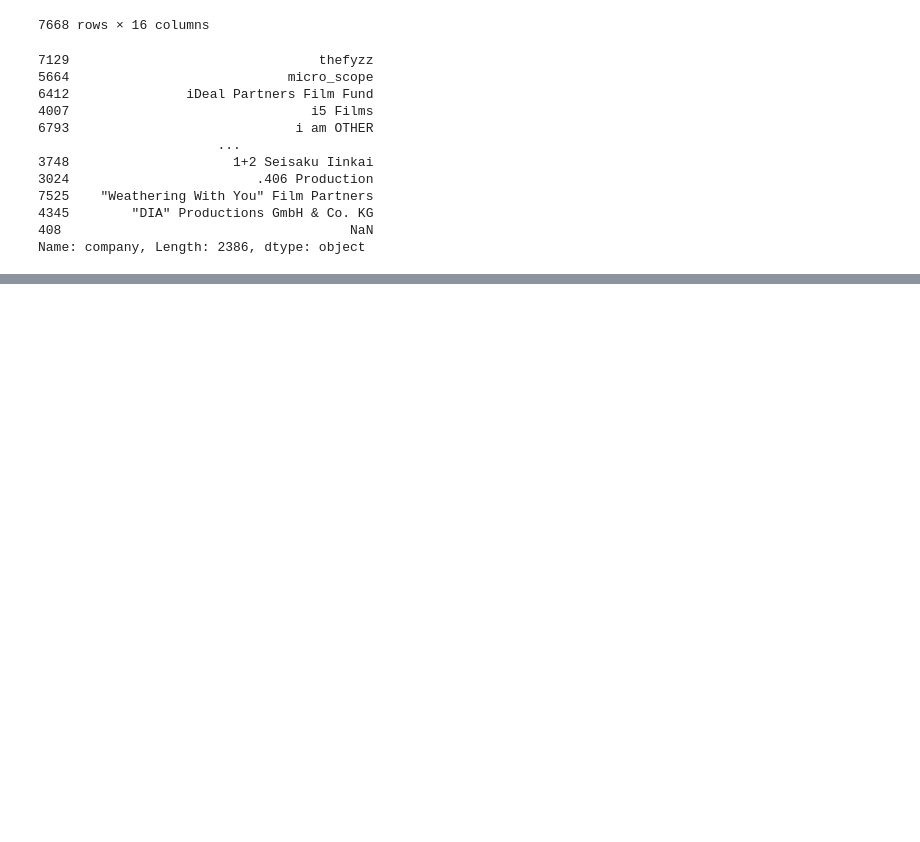
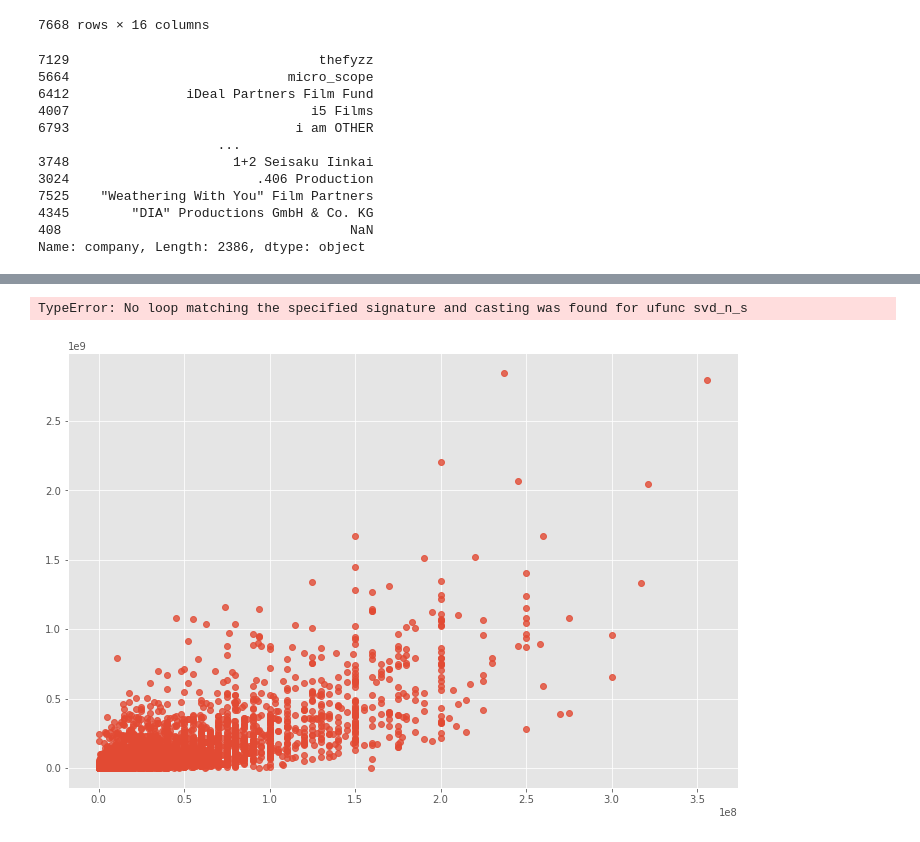
Before and after one commit to MunyaradziMagura/Movies-Project, a Jupyter notebook: movies.ipynb, the cells around one changed output, grey strips where cells are left out. Cells and saved outputs as stored; diff of their text form; code cells hidden in the pictures; blank space fills up the shorter version.

```diff
--- a/movies.ipynb
+++ b/movies.ipynb
@@ -131,0 +137,6 @@ plt.show()
+# %%
+# plot budget and gross with seaborn
+sns.regplot(x= 'budget', y='gross', data=df1)
+# %% [output]
+TypeError: No loop matching the specified signature and casting was found for ufunc svd_n_s
+[figure, added]
```
Also changed, not shown: parts of 2 cells of this notebook.
